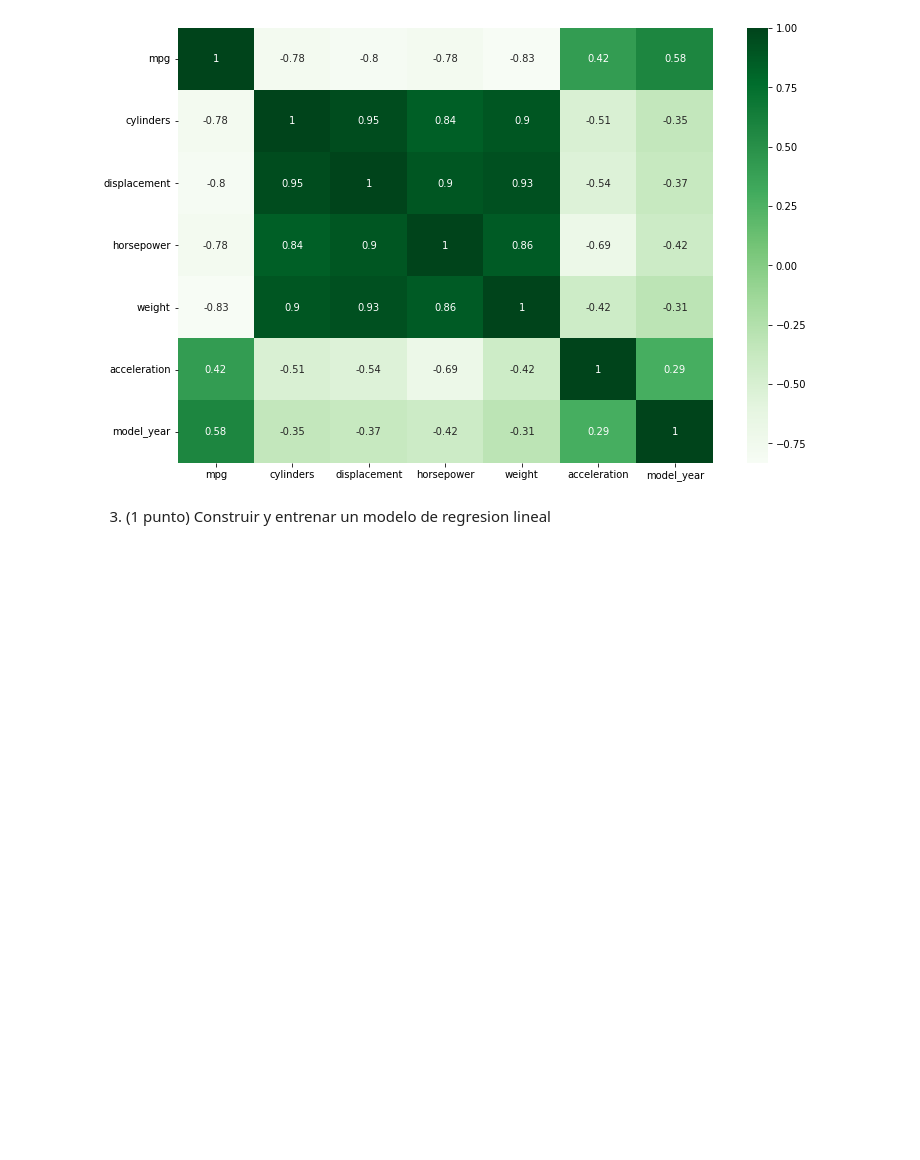
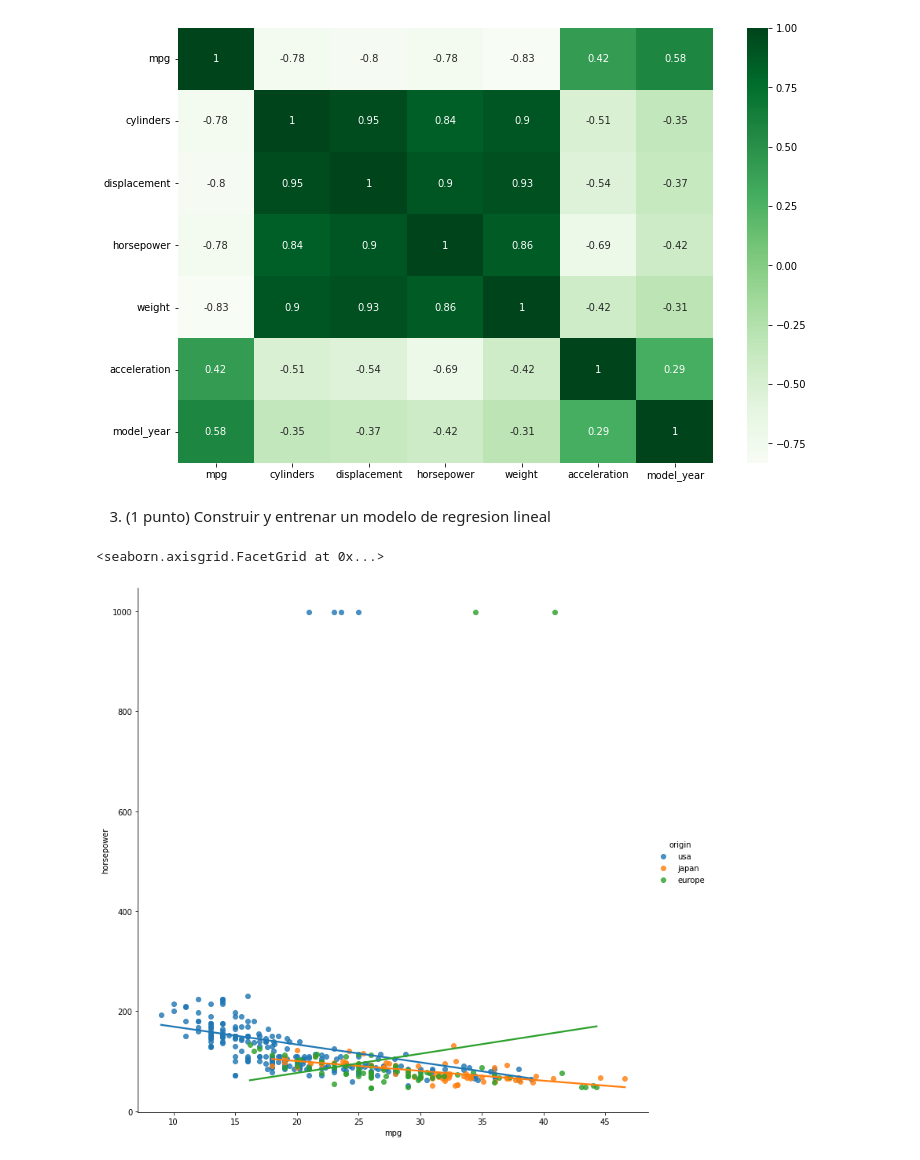
Before and after one commit to LuisMedinaBravo/Minor-Machine-Learning, a Jupyter notebook: RendimientoAutomoviles.ipynb, the cells around one changed output. Saved outputs shown, nothing was run; the diff lists cells and outputs as text; code cells hidden in the pictures; blank space fills up the shorter version.

```diff
--- a/RendimientoAutomoviles.ipynb
+++ b/RendimientoAutomoviles.ipynb
@@ -56,6 +46,14 @@ sns.heatmap(corr, cmap="Greens",annot=True)
 [figure]
 # %% [markdown]
 3) (1 punto) Construir y entrenar un modelo de regresion lineal
+# %%
+topeucountries = ['usa','japan','europe']
+Datas = data[data['origin'].isin(topeucountries)]
+#seaborn
+sns.lmplot(x="mpg", y="horsepower", data=Datas, hue='origin', ci=False, height=10)
+# %% [output]
+<seaborn.axisgrid.FacetGrid at 0x...>
+[figure, added]
 # %%
 from sklearn.linear_model import LinearRegression
 
```
Also changed, not shown: parts of 10 cells of this notebook.
